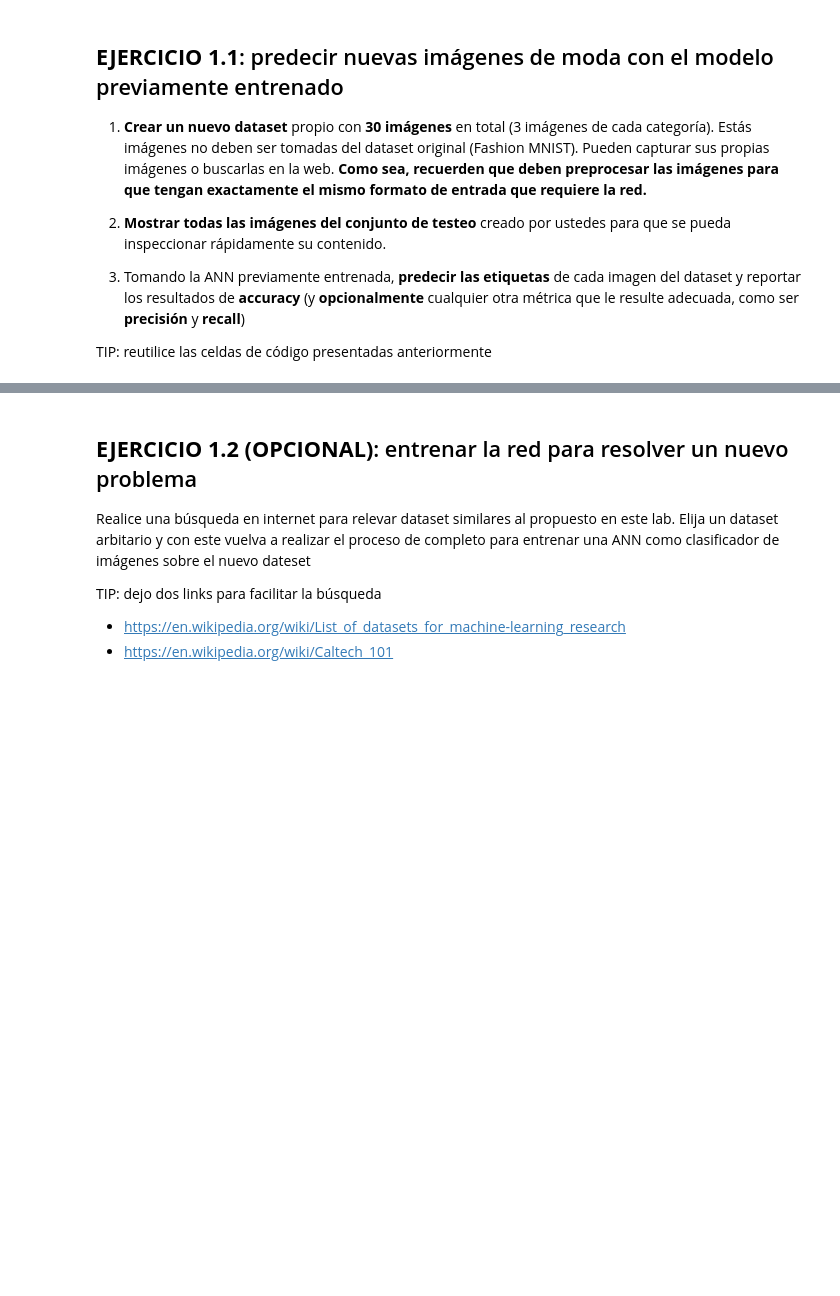
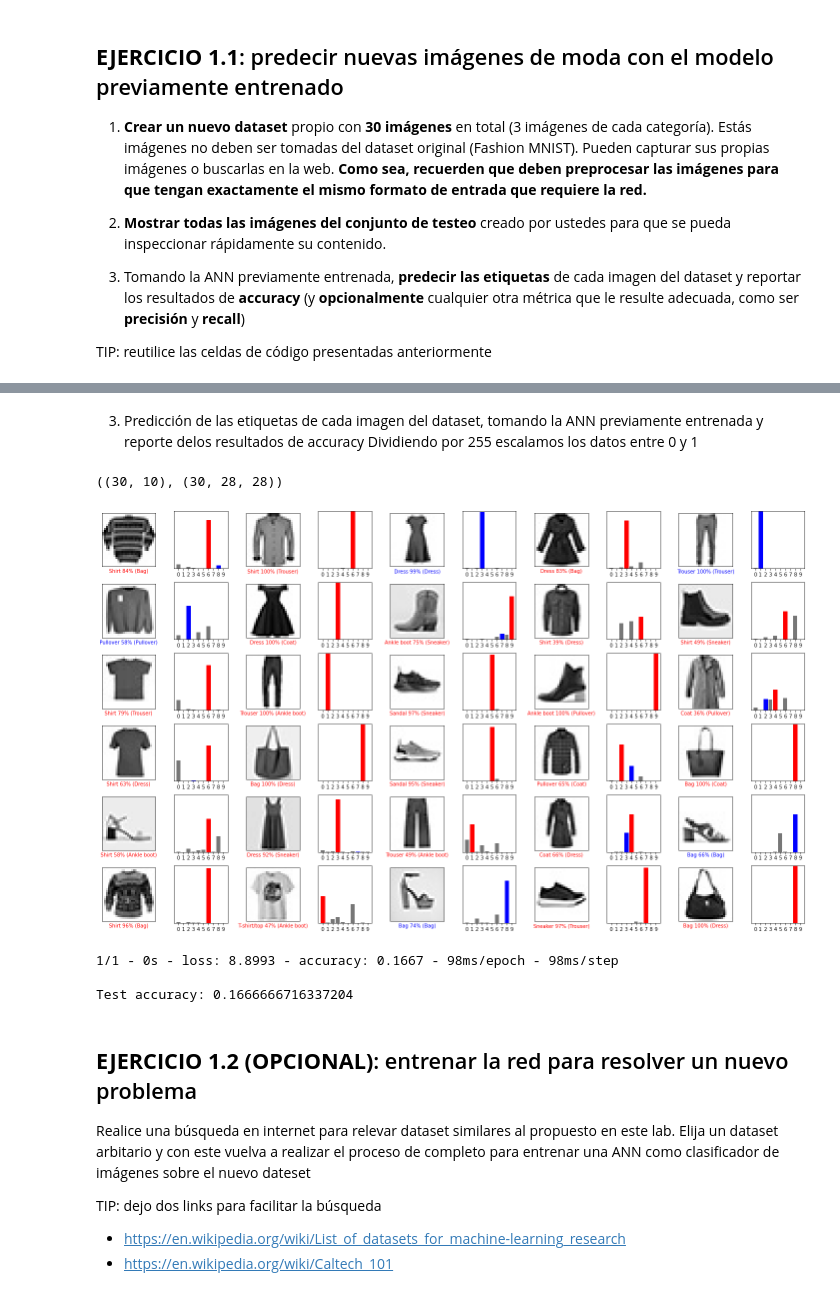
Before and after one commit to SilvaMercedes/Optativa-vision, a Jupyter notebook: Lab_1_Intro_ANN.ipynb, the cells around one changed output, grey strips where cells are left out. Cells and saved outputs as stored; diff of their text form; code cells hidden in the pictures; blank space fills up the shorter version.

```diff
--- a/Lab_1_Intro_ANN.ipynb
+++ b/Lab_1_Intro_ANN.ipynb
@@ -483,0 +586,4 @@ labels_saved_num = np.array([6,2,1,6,8,4,2,1,3,3,2,3,2,9,1,9,7,0,7,9,6,9,4,8,7,0
+# %%
+#1.2
+labels_saved_num = np.array([8,1,3,8,1,2,4,7,3,7,1,9,7,2,2,3,3,7,4,4,9,7,9,3,8,8,9,8,1,3])
+labels_saved_num.shape
@@ -495,3 +605,38 @@ plt.show()
+# %% [markdown]
+3. Predicción de las etiquetas de cada imagen del dataset, tomando la ANN previamente entrenada y reporte delos resultados de accuracy
+Dividiendo por 255 escalamos los datos entre 0 y 1
+# %%
+saved = saved / 255.0
+predictions = model.predict(saved)
+predictions.shape, saved.shape
+# %% [output]
+((30, 10), (30, 28, 28))
+# %%
+# Plot the first X test images, their predicted labels, and the true labels.
+# Color correct predictions in blue and incorrect predictions in red.
+num_rows = 6
+num_cols = 5
+num_images = num_rows*num_cols
+
+plt.figure(figsize=(2*2*num_cols, 2*num_rows))
+for i in range(num_images):
+  plt.subplot(num_rows, 2*num_cols, 2*i+1)
+  plot_image(i, predictions[i],labels_saved_num, saved)
+  plt.subplot(num_rows, 2*num_cols, 2*i+2)
+  plot_value_array(i, predictions[i], labels_saved_num)
+plt.tight_layout()
+plt.show()
+# %% [output]
+[figure, added]
+# %%
+array_saved = np.array(labels_saved_num)
+test_loss, test_acc = model.evaluate(saved,  array_saved, verbose=2)
+
+print('\nTest accuracy:', test_acc)
+# %% [output]
+1/1 - 0s - loss: 8.8993 - accuracy: 0.1667 - 98ms/epoch - 98ms/step
+
+Test accuracy: 0.1666666716337204
 # %% [markdown]
 ## **EJERCICIO 1.2 (OPCIONAL)**: entrenar la red para resolver un nuevo problema
 
```
Also changed, not shown: parts of 34 cells of this notebook.
